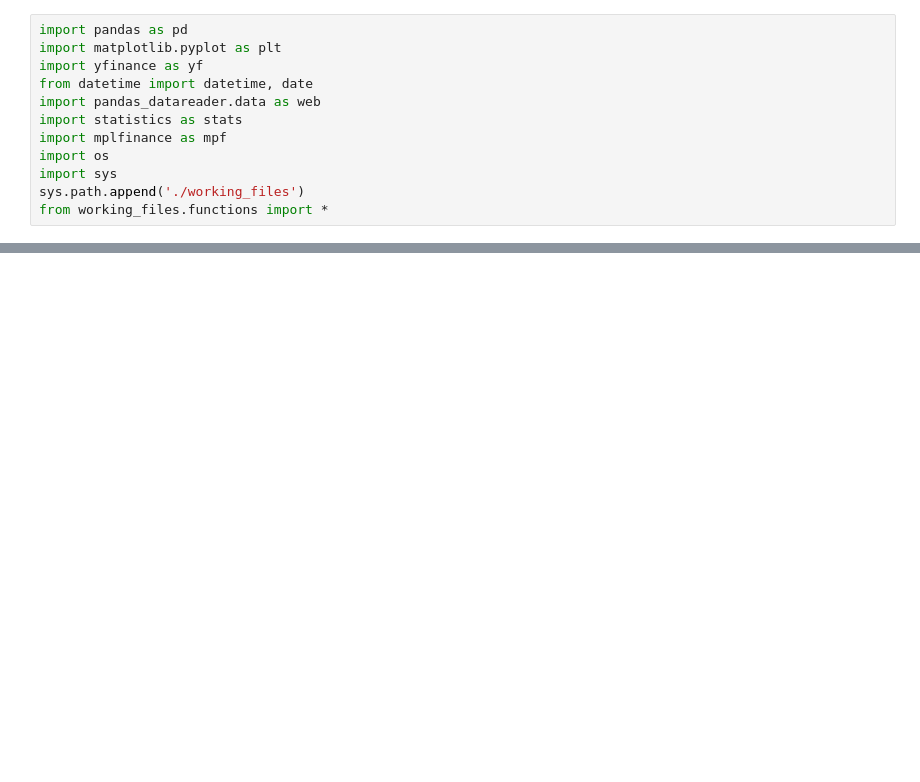
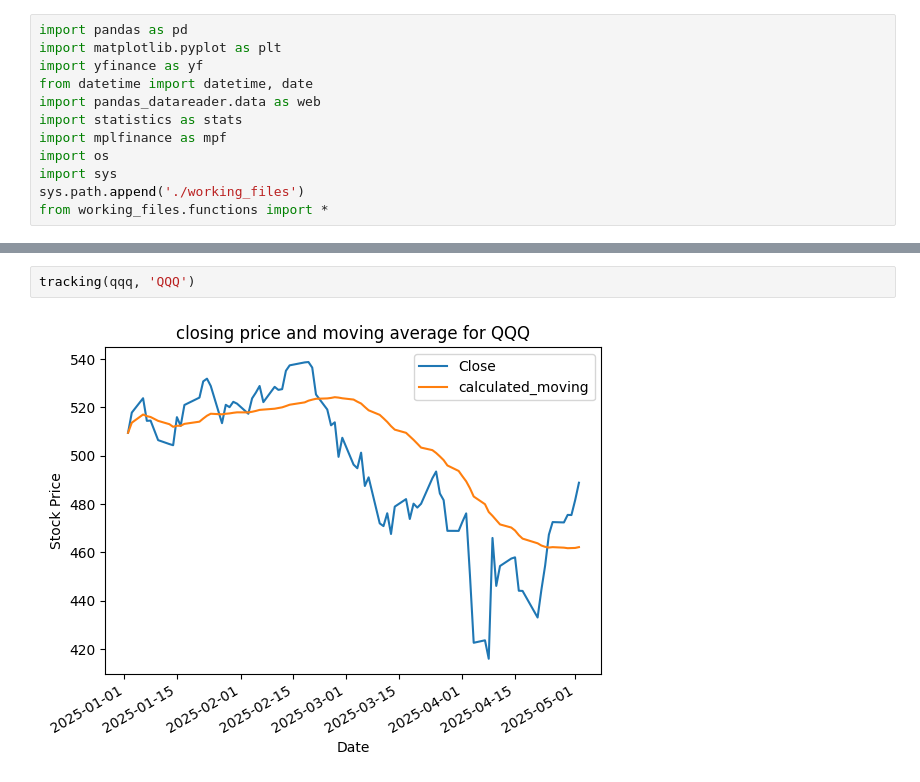
Before and after one commit to jasonrdz/economic-outlook, a Jupyter notebook: stock_tracker.ipynb, the cells around one changed output, grey strips where cells are left out. Cells and saved outputs as stored; diff of their text form; blank space fills up the shorter version.

```diff
--- a/stock_tracker.ipynb
+++ b/stock_tracker.ipynb
@@ -57,0 +60,4 @@ tracking(meta,'Meta')
+# %%
+tracking(qqq, 'QQQ')
+# %% [output]
+[figure, added]
```
Also changed, not shown: parts of 6 cells of this notebook, 36 other files.
